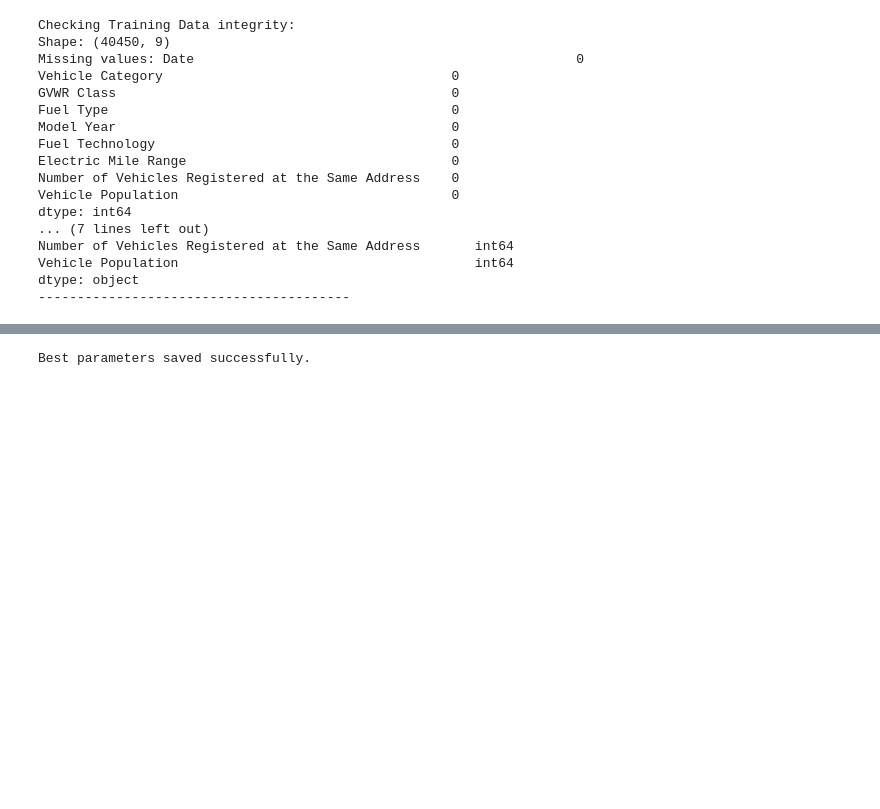
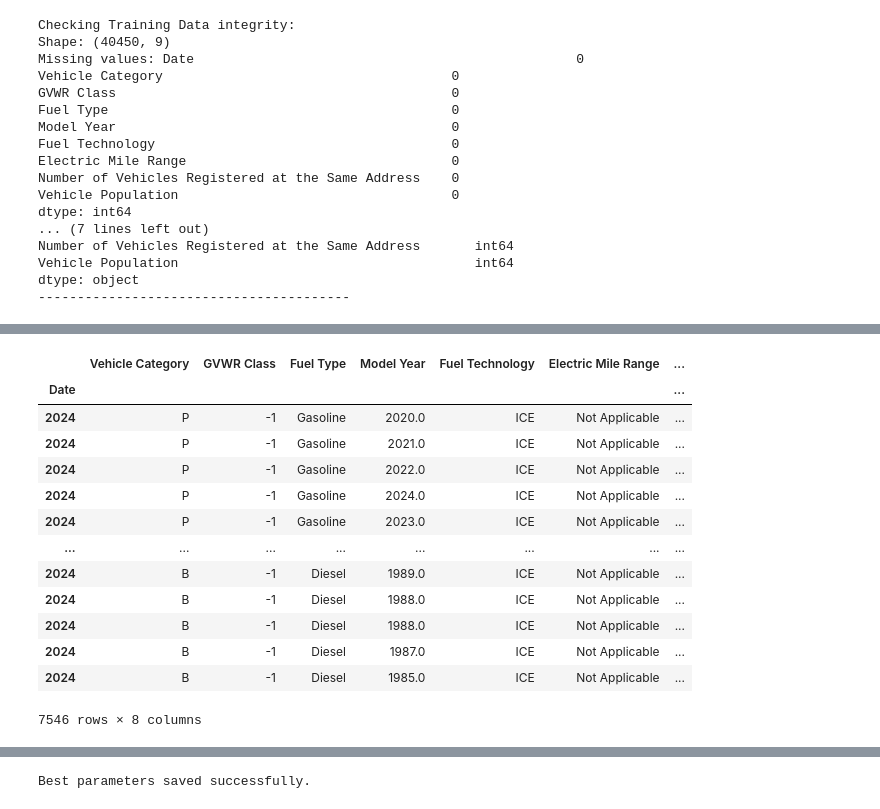
Before and after one commit to hiitsmocha/rice-datathon-2025, a Jupyter notebook: improved_model.ipynb, the cells around one changed output, grey strips where cells are left out. Drawn from its saved outputs; the diff is of its cells as text; code cells hidden in the pictures; blank space fills up the shorter version.

```diff
--- a/improved_model.ipynb
+++ b/improved_model.ipynb
@@ -120,3 +152,20 @@ dtype: object
+# %%
+df1
+# %% [output]
+|  | Vehicle Category | GVWR Class | Fuel Type | Model Year | Fuel Technology | Electric Mile Range | ... |
+| Date |  |  |  |  |  |  | ... |
+| 2024 | P | -1 | Gasoline | 2020.0 | ICE | Not Applicable | ... |
+| 2024 | P | -1 | Gasoline | 2021.0 | ICE | Not Applicable | ... |
+| 2024 | P | -1 | Gasoline | 2022.0 | ICE | Not Applicable | ... |
+| 2024 | P | -1 | Gasoline | 2024.0 | ICE | Not Applicable | ... |
+| 2024 | P | -1 | Gasoline | 2023.0 | ICE | Not Applicable | ... |
+| ... | ... | ... | ... | ... | ... | ... | ... |
+| 2024 | B | -1 | Diesel | 1989.0 | ICE | Not Applicable | ... |
+| 2024 | B | -1 | Diesel | 1988.0 | ICE | Not Applicable | ... |
+| 2024 | B | -1 | Diesel | 1988.0 | ICE | Not Applicable | ... |
+| 2024 | B | -1 | Diesel | 1987.0 | ICE | Not Applicable | ... |
+| 2024 | B | -1 | Diesel | 1985.0 | ICE | Not Applicable | ... |
+7546 rows × 8 columns
 # %%
 
 # Hyperparameter tuning function
```
Also changed, not shown: parts of 9 cells of this notebook, 7 other files.
